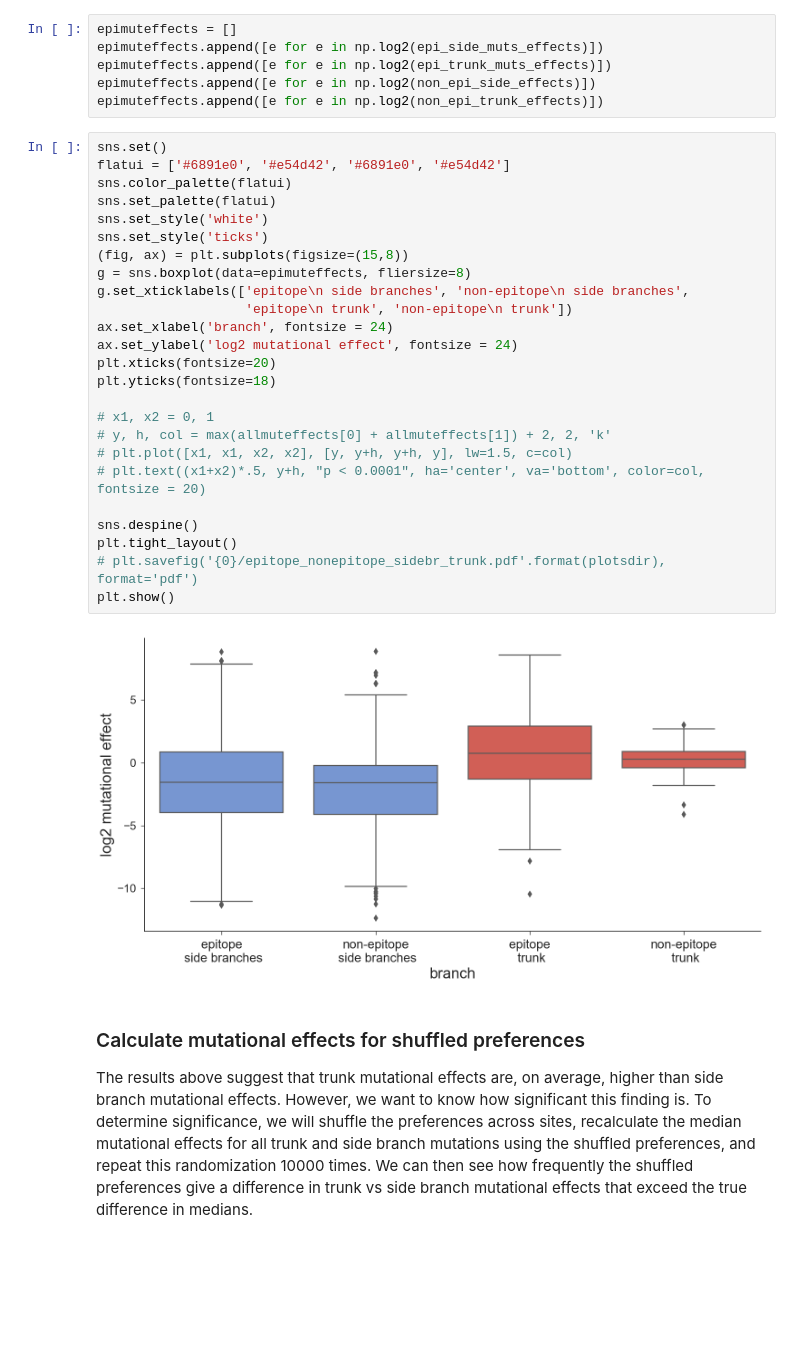
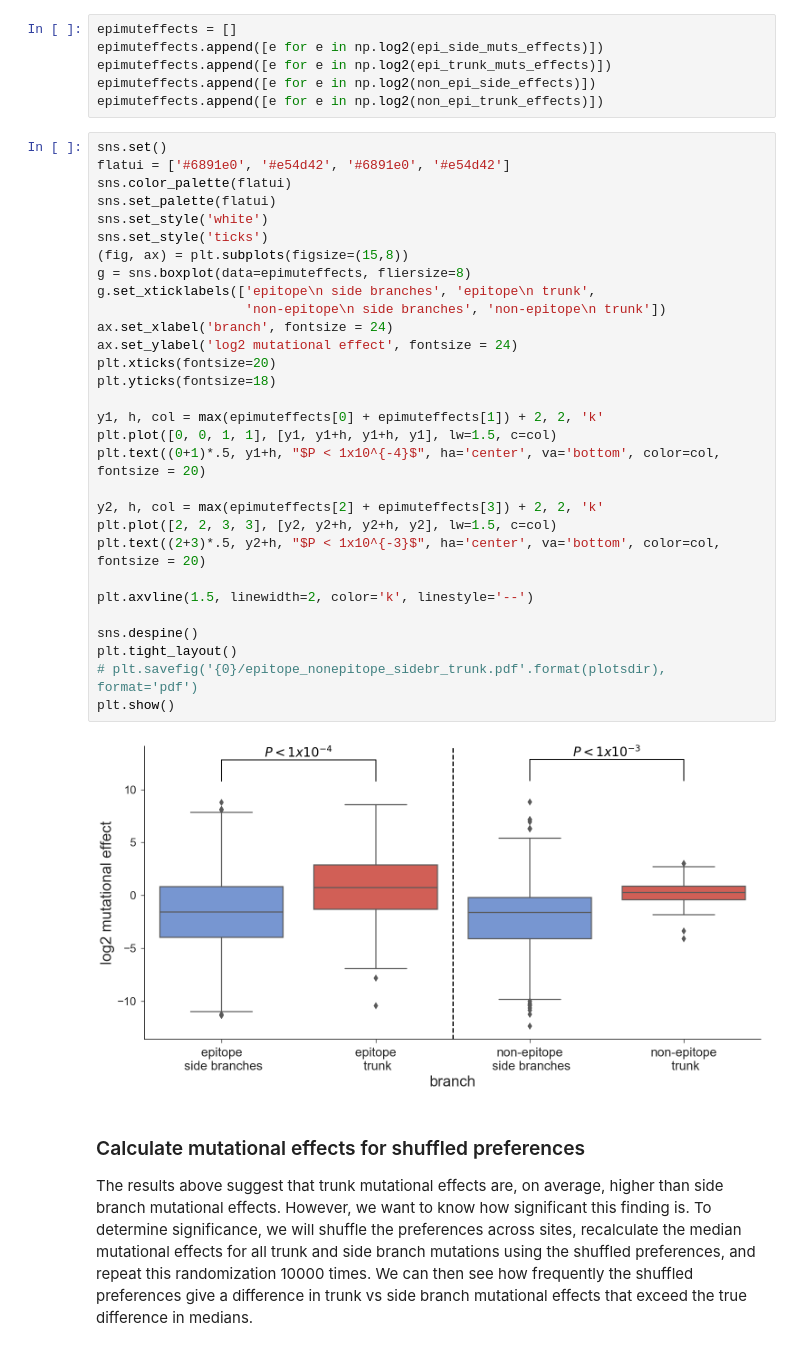
Before and after one commit to jbloomlab/Perth2009-DMS-Manuscript, a Jupyter notebook: analysis_code/Perth2009_DMS_analysis.ipynb, the cells around one changed output. Saved outputs shown, nothing was run; the diff lists cells and outputs as text; blank space fills up the shorter version.

Commit message:
Run randomizations of epi&nonepi side branch trunk effects

```diff
--- a/analysis_code/Perth2009_DMS_analysis.ipynb
+++ b/analysis_code/Perth2009_DMS_analysis.ipynb
@@ -1014,30 +1025,35 @@ epimuteffects.append([e for e in np.log2(non_epi_trunk_effects)])
 # %%
 sns.set()
 flatui = ['#6891e0', '#e54d42', '#6891e0', '#e54d42']
 sns.color_palette(flatui)
 sns.set_palette(flatui)
 sns.set_style('white')
 sns.set_style('ticks')
 (fig, ax) = plt.subplots(figsize=(15,8))
 g = sns.boxplot(data=epimuteffects, fliersize=8)
-g.set_xticklabels(['epitope\n side branches', 'non-epitope\n side branches',
-                   'epitope\n trunk', 'non-epitope\n trunk'])
+g.set_xticklabels(['epitope\n side branches', 'epitope\n trunk',
+                   'non-epitope\n side branches', 'non-epitope\n trunk'])
 ax.set_xlabel('branch', fontsize = 24)
 ax.set_ylabel('log2 mutational effect', fontsize = 24)
 plt.xticks(fontsize=20)
 plt.yticks(fontsize=18)
 
-# x1, x2 = 0, 1
-# y, h, col = max(allmuteffects[0] + allmuteffects[1]) + 2, 2, 'k'
-# plt.plot([x1, x1, x2, x2], [y, y+h, y+h, y], lw=1.5, c=col)
-# plt.text((x1+x2)*.5, y+h, "p < 0.0001", ha='center', va='bottom', color=col, fontsize = 20)
+y1, h, col = max(epimuteffects[0] + epimuteffects[1]) + 2, 2, 'k'
+plt.plot([0, 0, 1, 1], [y1, y1+h, y1+h, y1], lw=1.5, c=col)
+plt.text((0+1)*.5, y1+h, "$P < 1x10^{-4}$", ha='center', va='bottom', color=col, fontsize = 20)
+
+y2, h, col = max(epimuteffects[2] + epimuteffects[3]) + 2, 2, 'k'
+plt.plot([2, 2, 3, 3], [y2, y2+h, y2+h, y2], lw=1.5, c=col)
+plt.text((2+3)*.5, y2+h, "$P < 1x10^{-3}$", ha='center', va='bottom', color=col, fontsize = 20)
+
+plt.axvline(1.5, linewidth=2, color='k', linestyle='--')
 
 sns.despine()
 plt.tight_layout()
 # plt.savefig('{0}/epitope_nonepitope_sidebr_trunk.pdf'.format(plotsdir), format='pdf')
 plt.show()
 # %% [output]
-[figure, old version]
+[figure, new version]
 # %% [markdown]
 ### Calculate mutational effects for shuffled preferences
 
```
Also changed, not shown: parts of 8 cells of this notebook.
